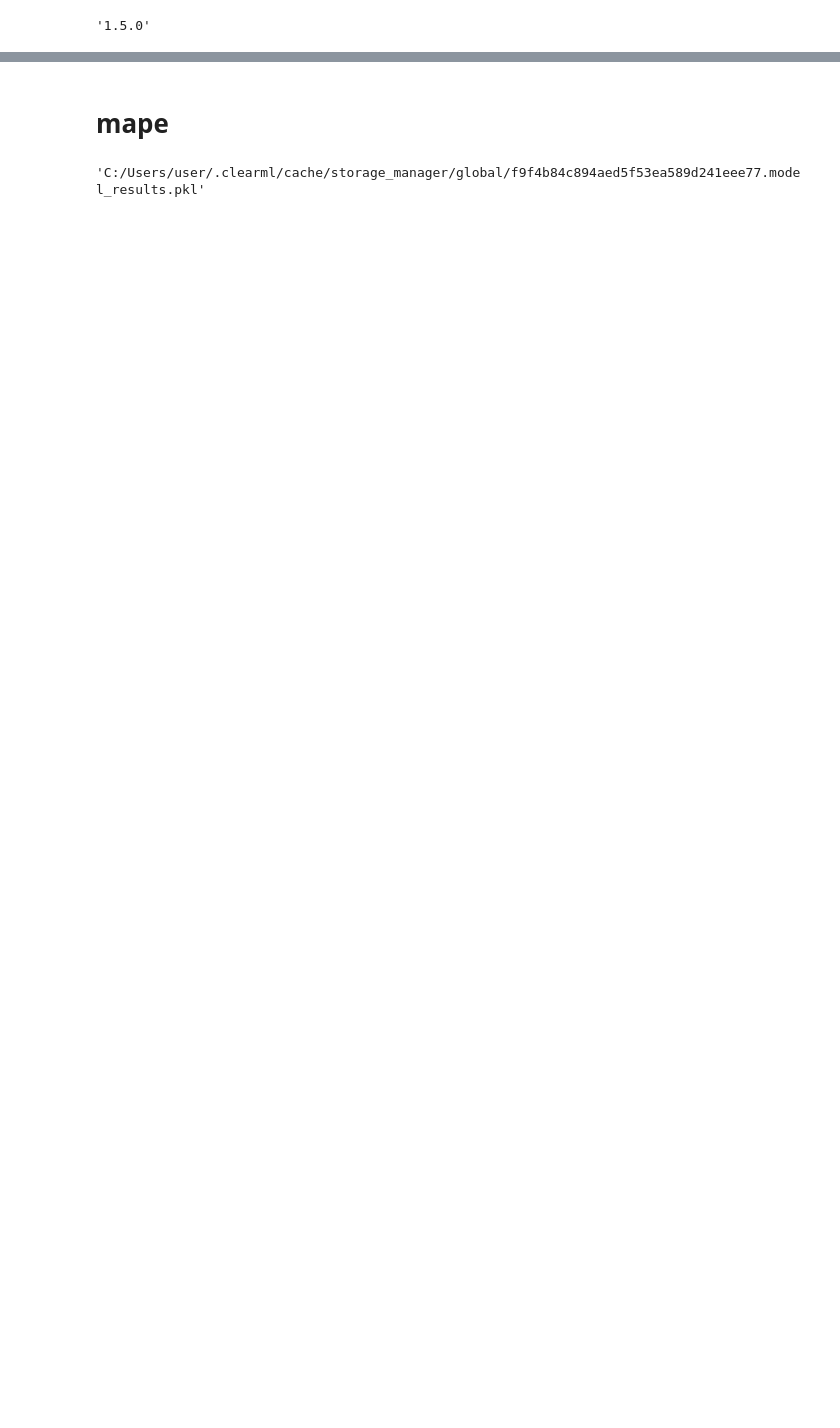
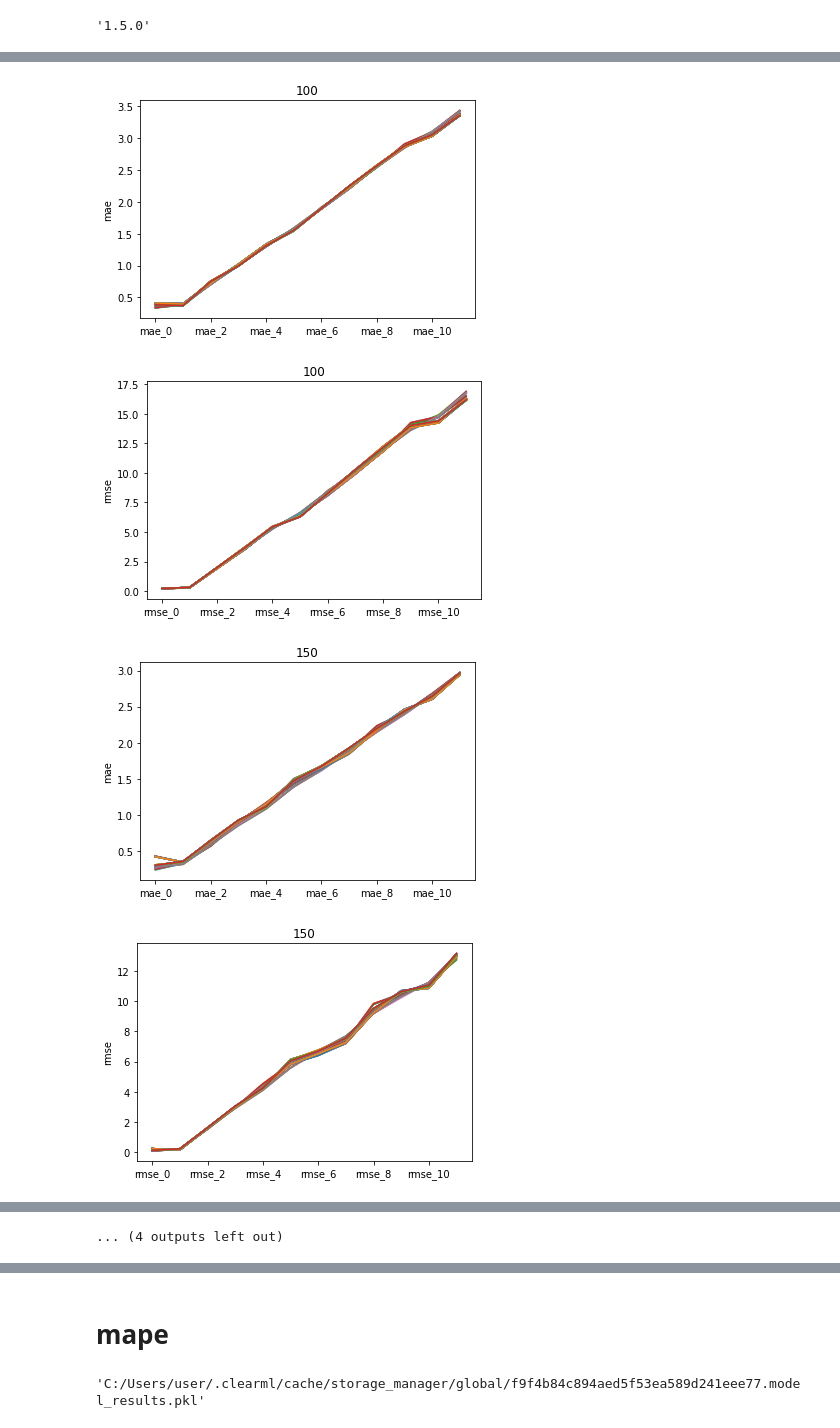
Before and after one commit to srzhn/chikchirik, a Jupyter notebook: get_staticstics.ipynb, the cells around one changed output, grey strips where cells are left out. Saved outputs shown, nothing was run; the diff lists cells and outputs as text; code cells hidden in the pictures; blank space fills up the shorter version.

```diff
--- a/get_staticstics.ipynb
+++ b/get_staticstics.ipynb
@@ -135,0 +198,7 @@ for key, group in res_df.groupby('analog'):
+# %%
+plot_metrics(res_df)
+# %% [output]
+[figure, added]
+[figure, added]
+[figure, added]
+[figure, added]
@@ -135,0 +213 @@ for key, group in res_df.groupby('analog'):
+... (4 outputs left out)
```
Also changed, not shown: parts of 66 cells of this notebook, 5 other files.
